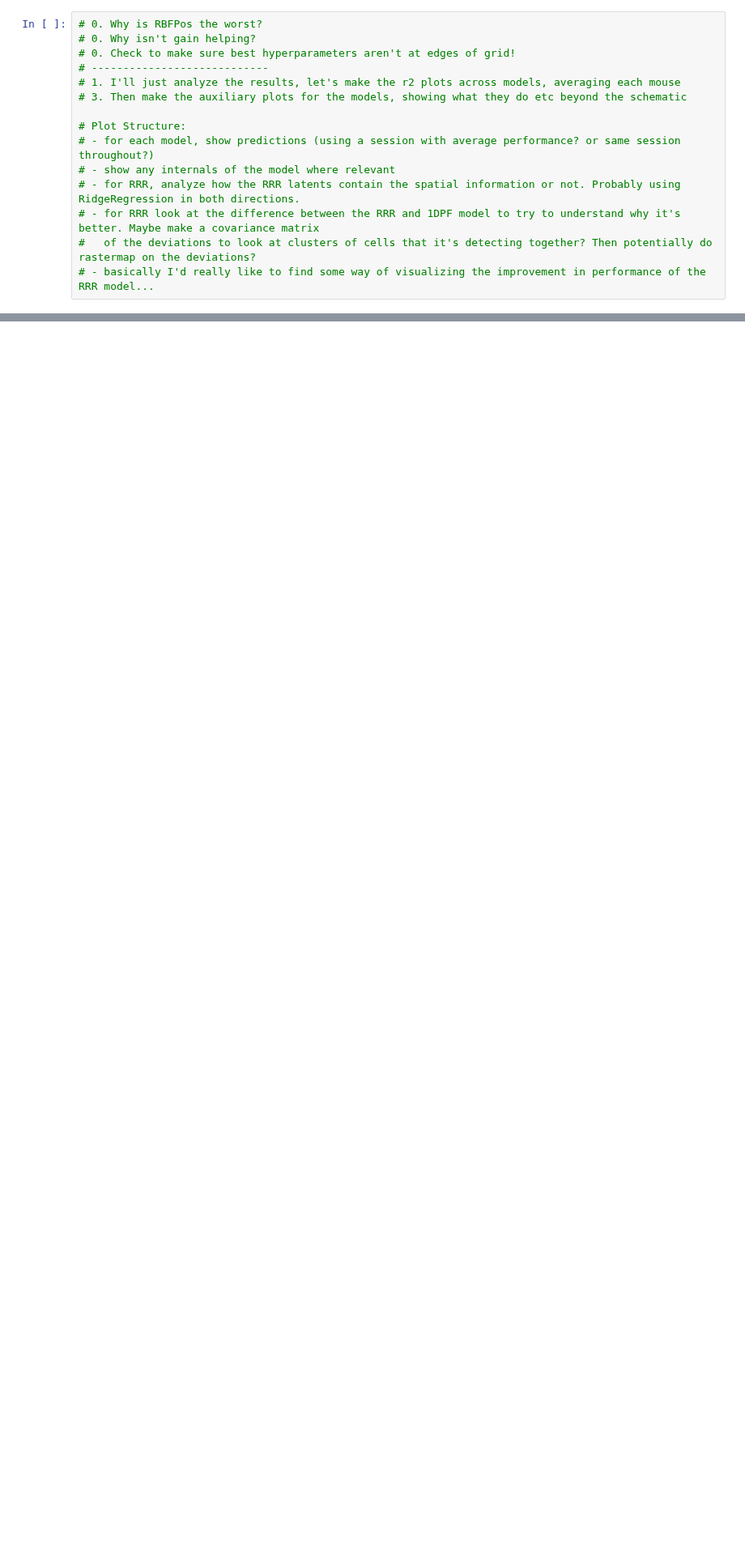
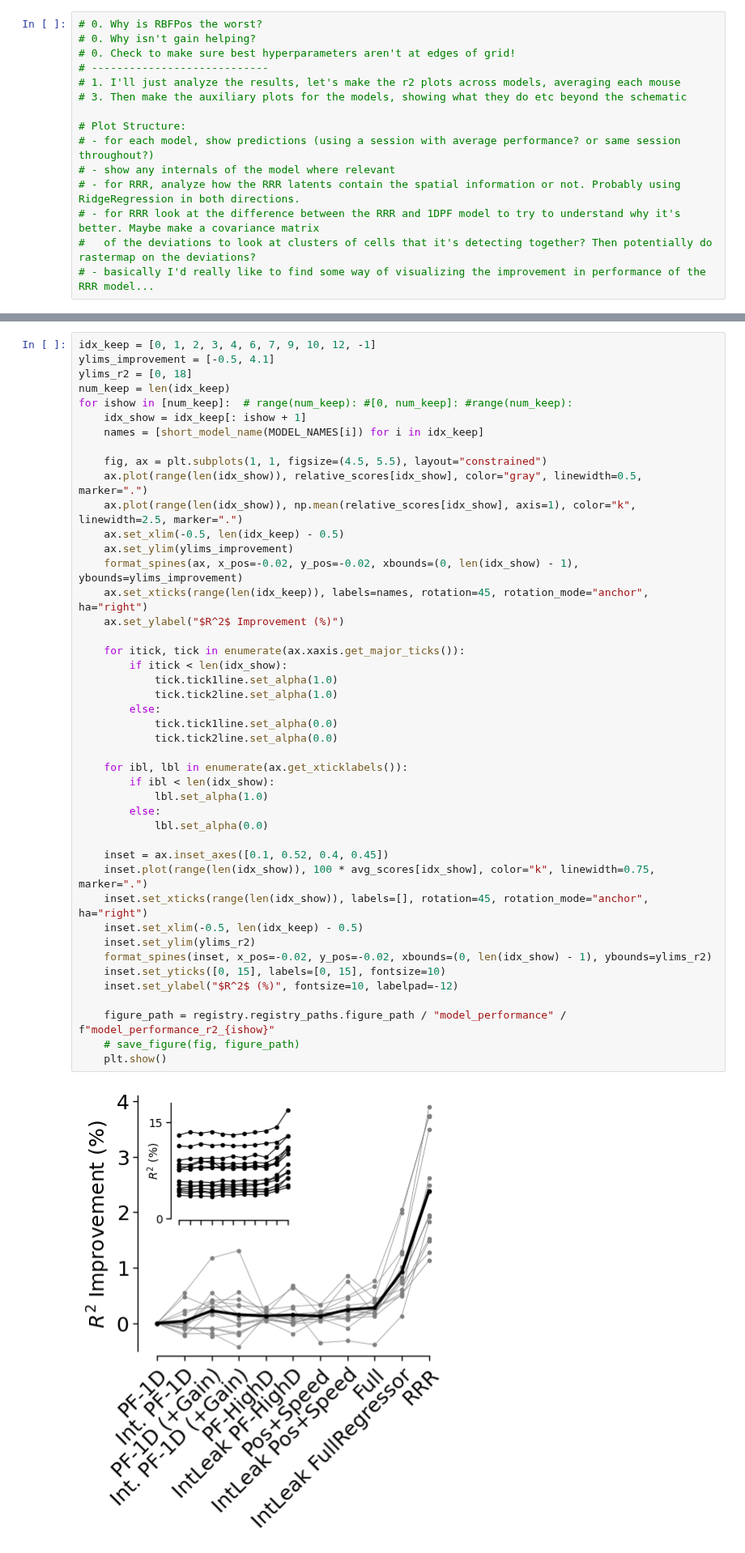
Before and after one commit to landoskape/vrAnalysis, a Jupyter notebook: dimensionality_manuscript/dim_regression_figures.ipynb, the cells around one changed output, grey strips where cells are left out. Shown at 81% size. Cells and saved outputs as stored; diff of their text form; blank space fills up the shorter version.

Commit message:
testing regression models

```diff
--- a/dimensionality_manuscript/dim_regression_figures.ipynb
+++ b/dimensionality_manuscript/dim_regression_figures.ipynb
@@ -148,3 +113,49 @@ for ishow in [num_keep]:  # range(num_keep): #[0, num_keep]: #range(num_keep):
+# %%
+idx_keep = [0, 1, 2, 3, 4, 6, 7, 9, 10, 12, -1]
+ylims_improvement = [-0.5, 4.1]
+ylims_r2 = [0, 18]
+num_keep = len(idx_keep)
+for ishow in [num_keep]:  # range(num_keep): #[0, num_keep]: #range(num_keep):
+    idx_show = idx_keep[: ishow + 1]
+    names = [short_model_name(MODEL_NAMES[i]) for i in idx_keep]
+
+    fig, ax = plt.subplots(1, 1, figsize=(4.5, 5.5), layout="constrained")
+    ax.plot(range(len(idx_show)), relative_scores[idx_show], color="gray", linewidth=0.5, marker=".")
+    ax.plot(range(len(idx_show)), np.mean(relative_scores[idx_show], axis=1), color="k", linewidth=2.5, marker=".")
+    ax.set_xlim(-0.5, len(idx_keep) - 0.5)
+    ax.set_ylim(ylims_improvement)
+    format_spines(ax, x_pos=-0.02, y_pos=-0.02, xbounds=(0, len(idx_show) - 1), ybounds=ylims_improvement)
+    ax.set_xticks(range(len(idx_keep)), labels=names, rotation=45, rotation_mode="anchor", ha="right")
+    ax.set_ylabel("$R^2$ Improvement (%)")
+
+    for itick, tick in enumerate(ax.xaxis.get_major_ticks()):
+        if itick < len(idx_show):
+            tick.tick1line.set_alpha(1.0)
+            tick.tick2line.set_alpha(1.0)
+        else:
+            tick.tick1line.set_alpha(0.0)
+            tick.tick2line.set_alpha(0.0)
+
+    for ibl, lbl in enumerate(ax.get_xticklabels()):
+        if ibl < len(idx_show):
+            lbl.set_alpha(1.0)
+        else:
+            lbl.set_alpha(0.0)
+
+    inset = ax.inset_axes([0.1, 0.52, 0.4, 0.45])
+    inset.plot(range(len(idx_show)), 100 * avg_scores[idx_show], color="k", linewidth=0.75, marker=".")
+    inset.set_xticks(range(len(idx_show)), labels=[], rotation=45, rotation_mode="anchor", ha="right")
+    inset.set_xlim(-0.5, len(idx_keep) - 0.5)
+    inset.set_ylim(ylims_r2)
+    format_spines(inset, x_pos=-0.02, y_pos=-0.02, xbounds=(0, len(idx_show) - 1), ybounds=ylims_r2)
+    inset.set_yticks([0, 15], labels=[0, 15], fontsize=10)
+    inset.set_ylabel("$R^2$ (%)", fontsize=10, labelpad=-12)
+
+    figure_path = registry.registry_paths.figure_path / "model_performance" / f"model_performance_r2_{ishow}"
+    # save_figure(fig, figure_path)
+    plt.show()
+# %% [output]
+[figure, added]
 # %%
 # Hyperparameters in models
 MODEL_NAMES: list[ModelName] = [
```
Also changed, not shown: parts of 2 cells of this notebook, 1 other file.
